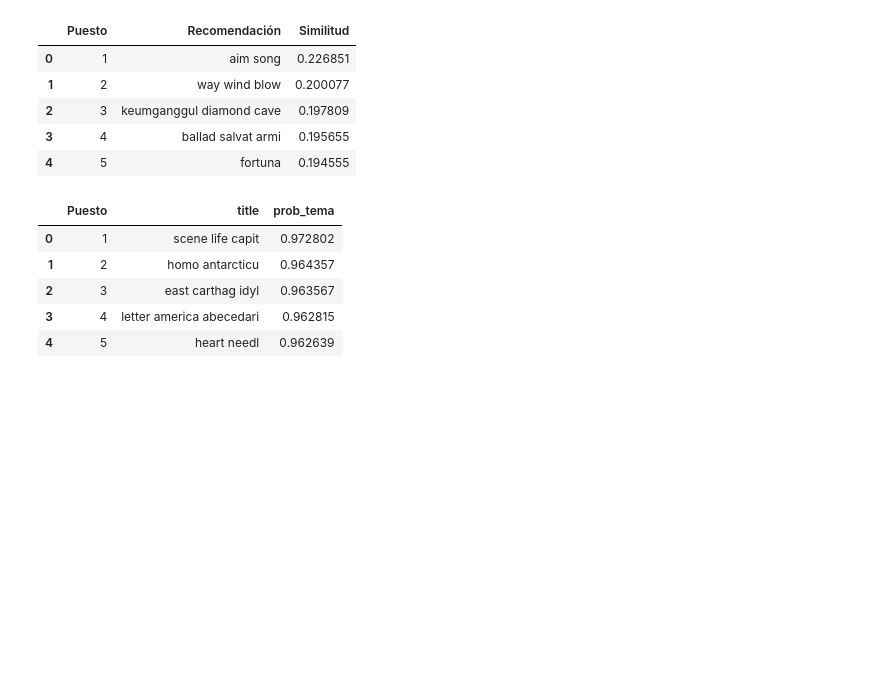
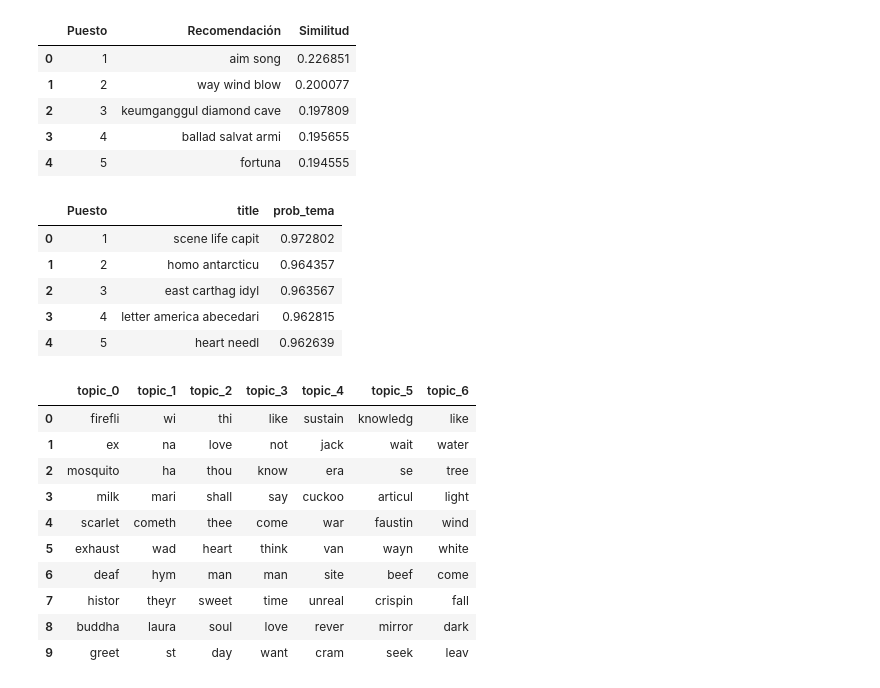
Before and after one commit to HubertRonald/VersoVector, a Jupyter notebook: notebook/02_embeddings_unsupervised.ipynb, the cells around one changed output. Drawn from its saved outputs; the diff is of its cells as text; code cells hidden in the pictures; blank space fills up the shorter version.

```diff
--- a/notebook/02_embeddings_unsupervised.ipynb
+++ b/notebook/02_embeddings_unsupervised.ipynb
@@ -288,3 +300,30 @@ display(top_recom)
 | 2 | 3 | east carthag idyl | 0.963567 |
 | 3 | 4 | letter america abecedari | 0.962815 |
 | 4 | 5 | heart needl | 0.962639 |
+# %%
+# LDA  “top palabras por tópico”)
+feature_names = tfidf.get_feature_names_out()
+n_top = 10
+top_words = []
+for t, topic in enumerate(lda_model.components_):
+    top_idx = topic.argsort()[::-1][:n_top]
+    words = [feature_names[i] for i in top_idx]
+    top_words.append((t, words))
+
+display(
+    pd.DataFrame({
+        f"topic_{t}": words for t, words in top_words
+    })
+)
+# %% [output]
+|  | topic_0 | topic_1 | topic_2 | topic_3 | topic_4 | topic_5 | topic_6 |
+| 0 | firefli | wi | thi | like | sustain | knowledg | like |
+| 1 | ex | na | love | not | jack | wait | water |
+| 2 | mosquito | ha | thou | know | era | se | tree |
+| 3 | milk | mari | shall | say | cuckoo | articul | light |
+| 4 | scarlet | cometh | thee | come | war | faustin | wind |
+| 5 | exhaust | wad | heart | think | van | wayn | white |
+| 6 | deaf | hym | man | man | site | beef | come |
+| 7 | histor | theyr | sweet | time | unreal | crispin | fall |
+| 8 | buddha | laura | soul | love | rever | mirror | dark |
+| 9 | greet | st | day | want | cram | seek | leav |
```
Also changed, not shown: parts of 9 cells of this notebook, 1 other file.
